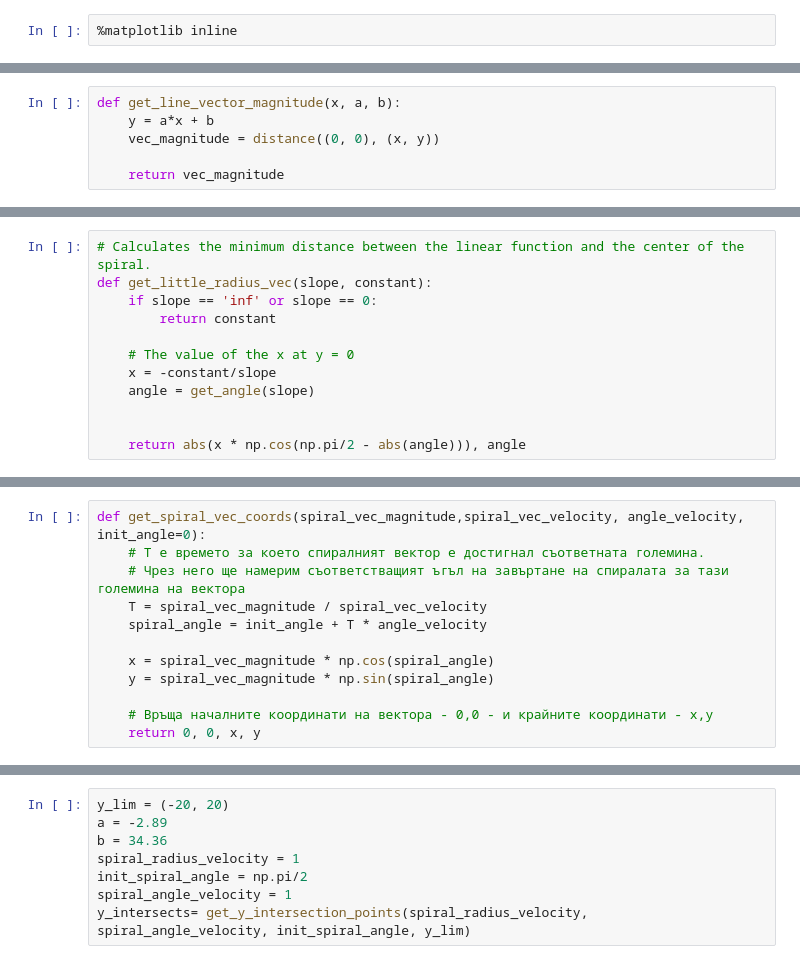
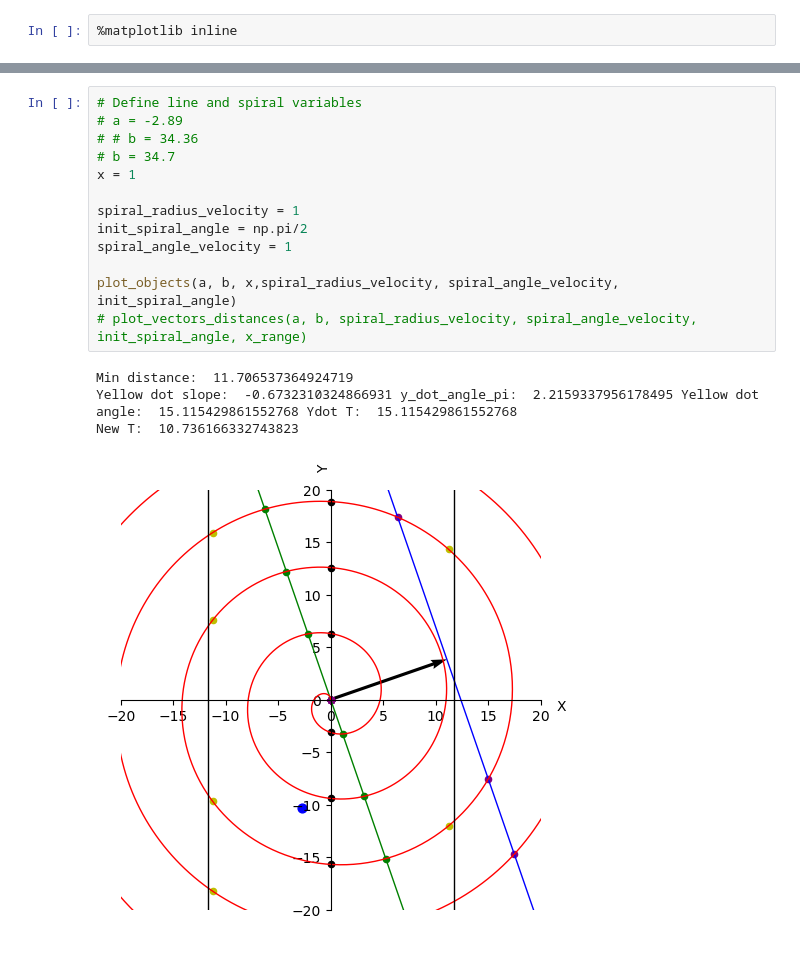
Before and after one commit to Kiril-Lazarov/Intersection-points-between-a-line-and-a-spiral, a Jupyter notebook: Intersection between a line and a spiral.ipynb, the cells around one changed output, grey strips where cells are left out. Drawn from its saved outputs; the diff is of its cells as text.

Commit message:
Remove all of the functions except plot_objects()

```diff
--- a/Intersection between a line and a spiral.ipynb
+++ b/Intersection between a line and a spiral.ipynb
@@ -53,6 +8,0 @@ def create_spiral(r_incr_velocity = 1, angle_velocity=1, init_angle=0):
-# %%
-def get_line_vector_magnitude(x, a, b):
-    y = a*x + b
-    vec_magnitude = distance((0, 0), (x, y))
-
-    return vec_magnitude
@@ -68,12 +8,0 @@ def get_angle(slope, degrees = False):
-# %%
-# Calculates the minimum distance between the linear function and the center of the spiral.
-def get_little_radius_vec(slope, constant):
-    if slope == 'inf' or slope == 0:
-        return constant
-
-    # The value of the x at y = 0
-    x = -constant/slope
-    angle = get_angle(slope)
-
-
-    return abs(x * np.cos(np.pi/2 - abs(angle))), angle
@@ -83,12 +8,0 @@ def get_streched_unit_vector(x_length, s):
-# %%
-def get_spiral_vec_coords(spiral_vec_magnitude,spiral_vec_velocity, angle_velocity, init_angle=0):
-    # Т e времето за което спиралният вектор е достигнал съответната големина.
-    # Чрез него ще намерим съответстващият ъгъл на завъртане на спиралата за тази големина на вектора
-    T = spiral_vec_magnitude / spiral_vec_velocity
-    spiral_angle = init_angle + T * angle_velocity
-
-    x = spiral_vec_magnitude * np.cos(spiral_angle)
-    y = spiral_vec_magnitude * np.sin(spiral_angle)
-
-    # Връща началните координати на вектора - 0,0 - и крайните координати - x,y
-    return 0, 0, x, y
@@ -187,8 +141,18 @@ def calc_angles_sequence_limit(b, input_spiral_vector, spiral_radius_velocity,
 # %%
-y_lim = (-20, 20)
-a = -2.89
-b = 34.36
+# Define line and spiral variables
+# a = -2.89
+# # b = 34.36
+# b = 34.7
+x = 1
+
 spiral_radius_velocity = 1
 init_spiral_angle = np.pi/2
 spiral_angle_velocity = 1
-y_intersects= get_y_intersection_points(spiral_radius_velocity, spiral_angle_velocity, init_spiral_angle, y_lim)
+
+plot_objects(a, b, x,spiral_radius_velocity, spiral_angle_velocity, init_spiral_angle)
+# plot_vectors_distances(a, b, spiral_radius_velocity, spiral_angle_velocity, init_spiral_angle, x_range)
+# %% [output]
+Min distance:  11.706537364924719
+Yellow dot slope:  -0.6732310324866931 y_dot_angle_pi:  2.2159337956178495 Yellow dot angle:  15.115429861552768 Ydot T:  15.115429861552768
+New T:  10.736166332743823
+[figure, added]
```
Also changed, not shown: parts of 25 cells of this notebook.
